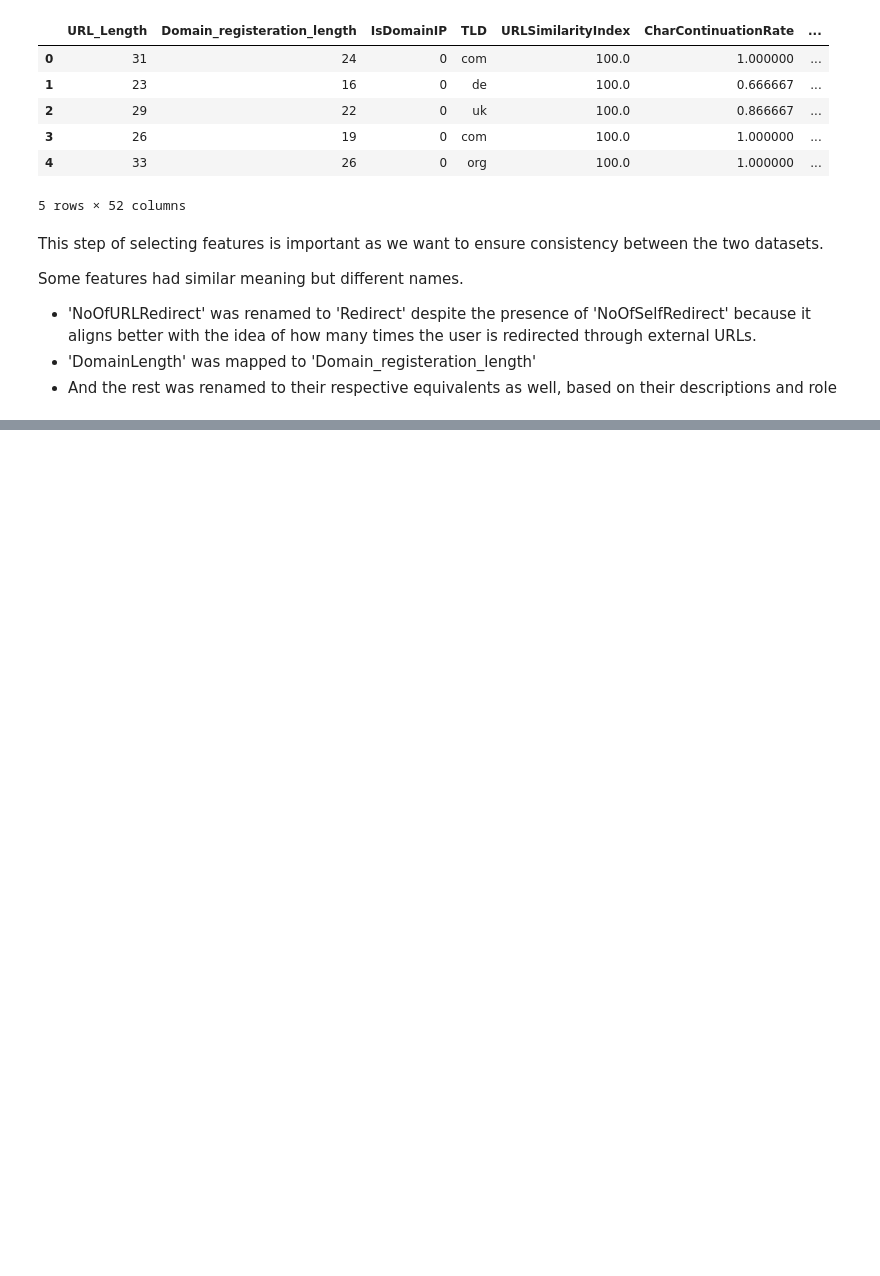
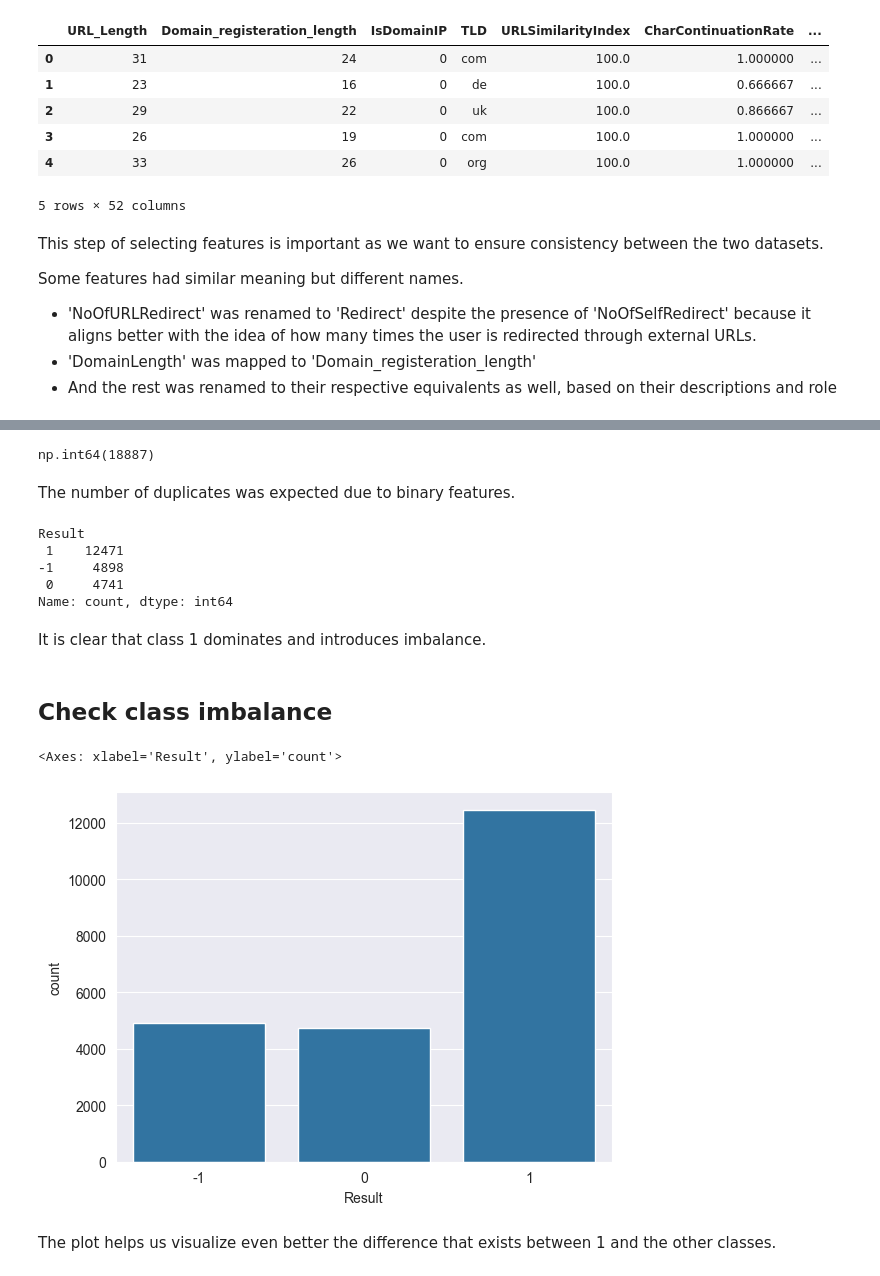
Before and after one commit to gabrielalaa/PhisingDetection, a Jupyter notebook: notebooks/merged_datasets.ipynb, the cells around one changed output, grey strips where cells are left out. Cells and saved outputs as stored; diff of their text form; code cells hidden in the pictures; blank space fills up the shorter version.

Commit message:
Introduce the new merged dataset and remove an unused Markdown block

```diff
--- a/notebooks/merged_datasets.ipynb
+++ b/notebooks/merged_datasets.ipynb
@@ -97,0 +114,3 @@ merged_df.to_csv("../data/merged_dataset.csv", index=False)
+# %%
+# Load the dataset
+df = pd.read_csv("../data/merged_dataset.csv")
@@ -97,0 +159,28 @@ merged_df.to_csv("../data/merged_dataset.csv", index=False)
+# %%
+# Check for duplicates
+df.duplicated().sum()
+# %% [output]
+np.int64(18887)
+# %% [markdown]
+The number of duplicates was expected due to binary features.
+# %%
+# Check target class
+df['Result'].value_counts()
+# %% [output]
+Result
+ 1    12471
+-1     4898
+ 0     4741
+Name: count, dtype: int64
+# %% [markdown]
+It is clear that class 1 dominates and introduces imbalance.
+# %% [markdown]
+## Check class imbalance
+# %%
+# Class distribution plot
+sns.countplot(x='Result', data=df)
+# %% [output]
+<Axes: xlabel='Result', ylabel='count'>
+[figure, added]
+# %% [markdown]
+The plot helps us visualize even better the difference that exists between 1 and the other classes.
```
Also changed, not shown: parts of 10 cells of this notebook, 2 other files.
